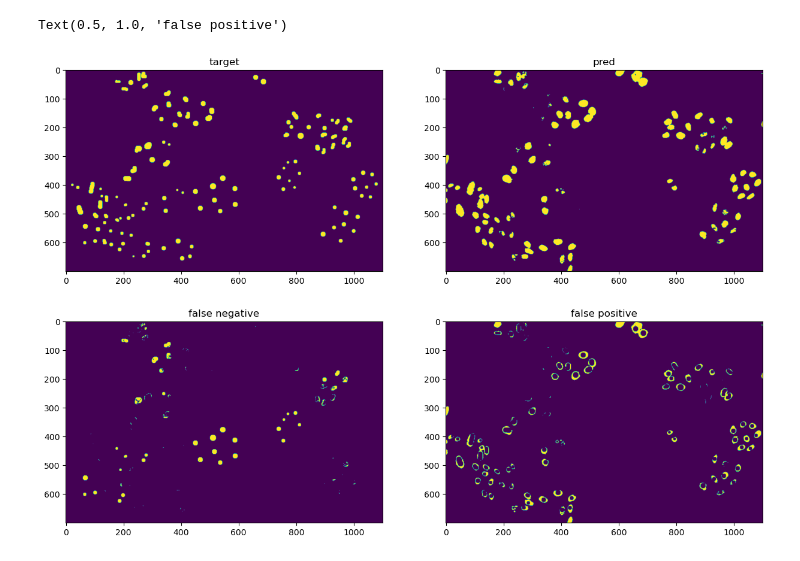
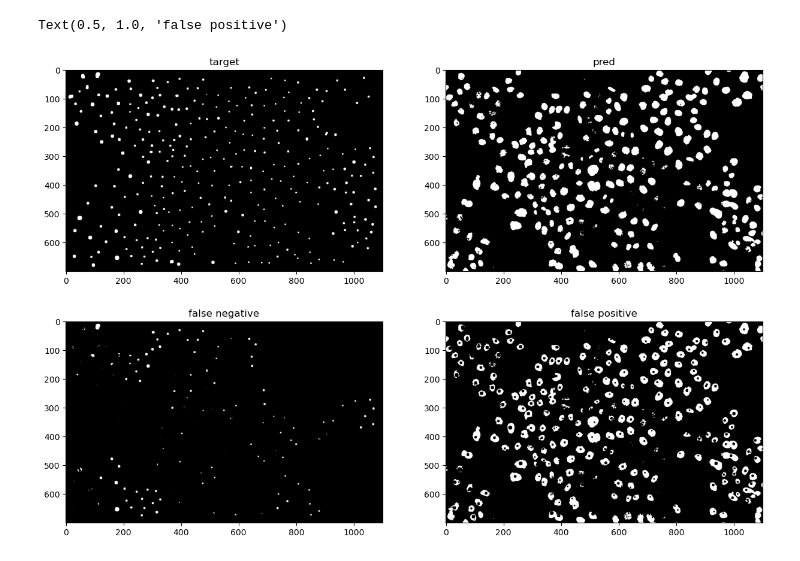
Before and after one commit to CS-433/ml-project-2-cellseg_hyb, a Jupyter notebook: main.ipynb, the cells around one changed output. Drawn from its saved outputs; the diff is of its cells as text; code cells hidden in the pictures.

```diff
--- a/main.ipynb
+++ b/main.ipynb
@@ -14,3 +11,9 @@ TG_PATH = glob.glob('data/Fluo-N2DL-HeLa/01_GT/TRA/*.tif')
+# %%
+DATASET = ['Fluo-N2DL-HeLa','PhC-C2DH-U373']
+idx = 0
+
+IM_PATH = glob.glob(f'data/{DATASET[idx]}/01/*.tif') + glob.glob(f'data/{DATASET[idx]}/02/*.tif')
+TG_PATH = glob.glob(f'data/{DATASET[idx]}/01_GT/TRA/*.tif') + glob.glob(f'data/{DATASET[idx]}/02_GT/TRA/*.tif')
 # %%
 img, tg = [], []
 for im_path, tg_path in zip(IM_PATH,TG_PATH) :
@@ -68,17 +71,17 @@ plt.hist(results,bins=100,range=(0,1))
 # %%
 n_im = random.randrange(len(y_test))
 tg = y_test[n_im]
 seg = X_test[n_im] > best_thresh
 
 fig, ax = plt.subplots(2,2,figsize=(15,10))
-ax[0,0].imshow(tg)
+ax[0,0].imshow(tg,cmap='gray')
 ax[0,0].set_title('target')
-ax[0,1].imshow(seg)
+ax[0,1].imshow(seg,cmap='gray')
 ax[0,1].set_title('pred')
-ax[1,0].imshow(tg & ~seg)
+ax[1,0].imshow(tg & ~seg,cmap='gray')
 ax[1,0].set_title('false negative')
-ax[1,1].imshow(~tg & seg)
+ax[1,1].imshow(~tg & seg,cmap='gray')
 ax[1,1].set_title('false positive')
 # %% [output]
 Text(0.5, 1.0, 'false positive')
-[figure, old version]
+[figure, new version]
```
Also changed, not shown: parts of 4 cells of this notebook.
